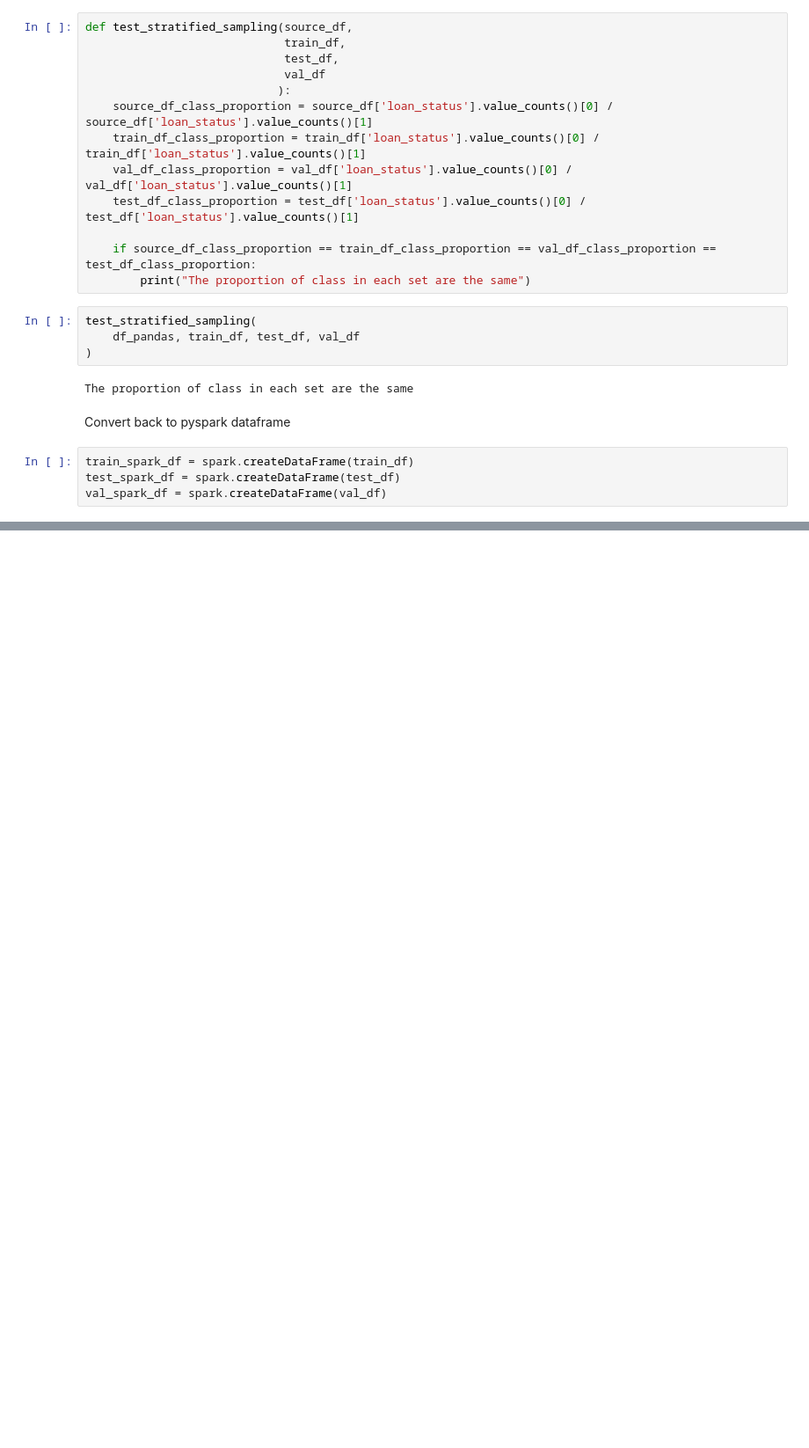
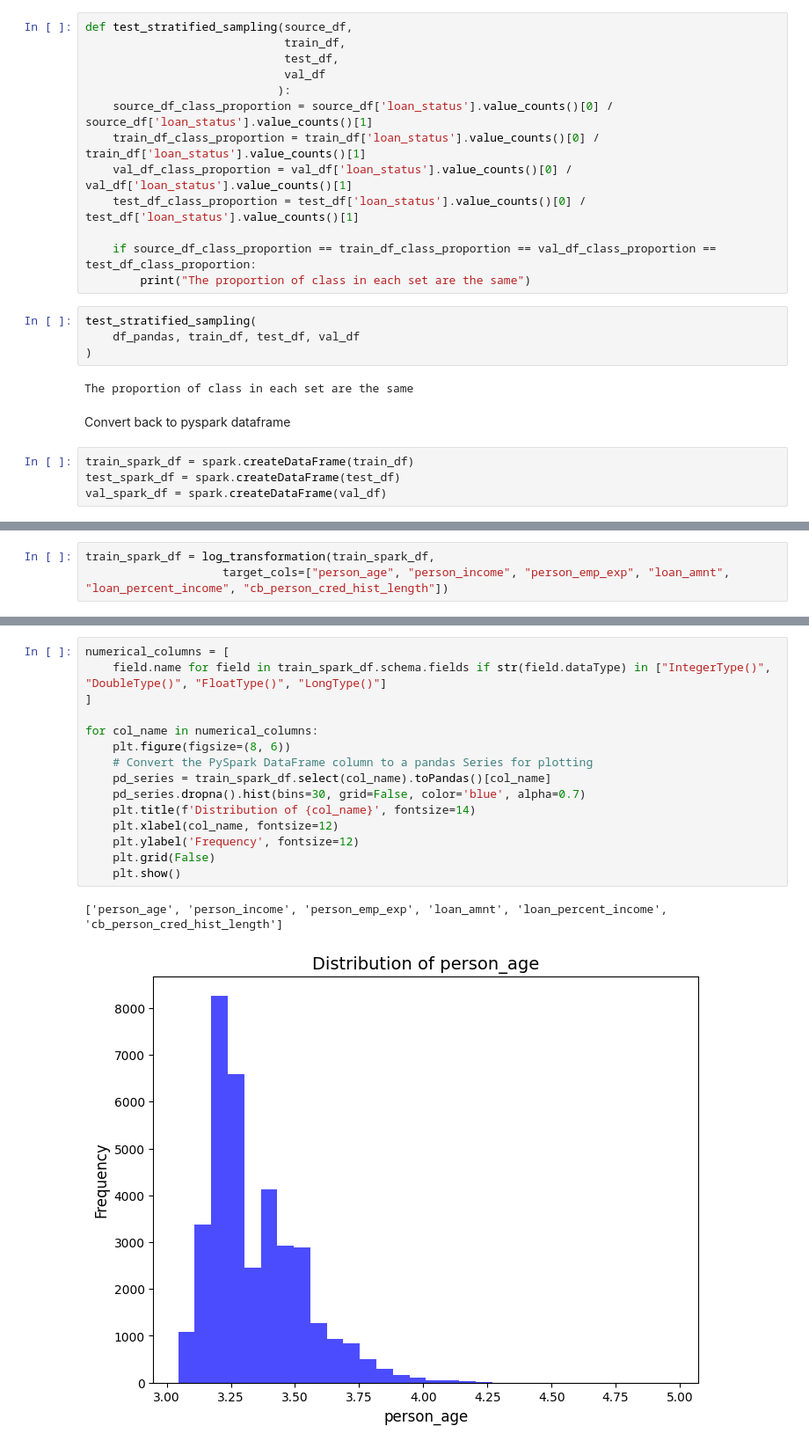
Before and after one commit to duongnguyen-dev/MLProd, a Jupyter notebook: notebooks/feature_engineering_1.ipynb, the cells around one changed output, grey strips where cells are left out. Shown at 88% size. Drawn from its saved outputs; the diff is of its cells as text; blank space fills up the shorter version.

```diff
--- a/notebooks/feature_engineering_1.ipynb
+++ b/notebooks/feature_engineering_1.ipynb
@@ -59,0 +65,3 @@ val_spark_df = spark.createDataFrame(val_df)
+# %%
+train_spark_df = log_transformation(train_spark_df,
+                    target_cols=["person_age", "person_income", "person_emp_exp", "loan_amnt", "loan_percent_income", "cb_person_cred_hist_length"])
@@ -59,0 +81,18 @@ val_spark_df = spark.createDataFrame(val_df)
+# %%
+numerical_columns = [
+    field.name for field in train_spark_df.schema.fields if str(field.dataType) in ["IntegerType()", "DoubleType()", "FloatType()", "LongType()"]
+]
+
+for col_name in numerical_columns:
+    plt.figure(figsize=(8, 6))
+    # Convert the PySpark DataFrame column to a pandas Series for plotting
+    pd_series = train_spark_df.select(col_name).toPandas()[col_name]
+    pd_series.dropna().hist(bins=30, grid=False, color='blue', alpha=0.7)
+    plt.title(f'Distribution of {col_name}', fontsize=14)
+    plt.xlabel(col_name, fontsize=12)
+    plt.ylabel('Frequency', fontsize=12)
+    plt.grid(False)
+    plt.show()
+# %% [output]
+['person_age', 'person_income', 'person_emp_exp', 'loan_amnt', 'loan_percent_income', 'cb_person_cred_hist_length']
+[figure, added]
```
Also changed, not shown: parts of 7 cells of this notebook, 2 other files.
